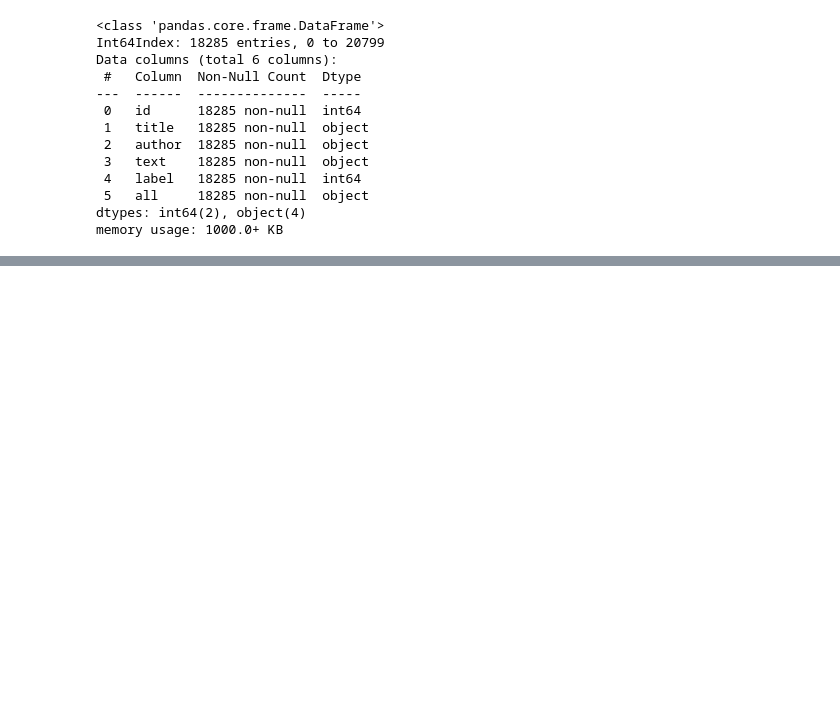
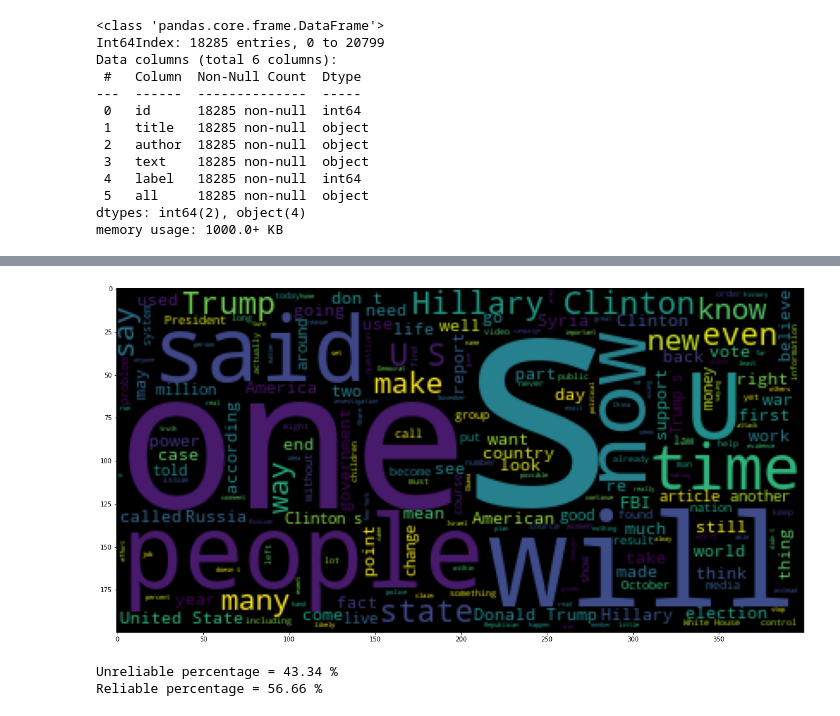
Before and after one commit to emilbello/newsish, a Jupyter notebook: FakeNewsPredictor.ipynb, the cells around one changed output, grey strips where cells are left out. Saved outputs shown, nothing was run; the diff lists cells and outputs as text; code cells hidden in the pictures; blank space fills up the shorter version.

Commit message:
preprocessing progress: split and stopwords

```diff
--- a/FakeNewsPredictor.ipynb
+++ b/FakeNewsPredictor.ipynb
@@ -158,0 +136,14 @@ TypeError: sequence item 64: expected str instance, float found
+# %%
+# plotting unrealiable news
+plt.figure(figsize=(20,20));
+plt.imshow(WordCloud().generate(unrel_words_onestring));
+plt.show();
+# %% [output]
+[figure, added]
+# %%
+# reliable vs unrealiable split
+print( 'Unreliable percentage =', round((len(unreliable) / len(df_drop) )*100, 2),"%")
+print( 'Reliable percentage =', round((len(reliable) / len(df_drop) )*100, 2),"%")
+# %% [output]
+Unreliable percentage = 43.34 %
+Reliable percentage = 56.66 %
```
Also changed, not shown: parts of 22 cells of this notebook.
